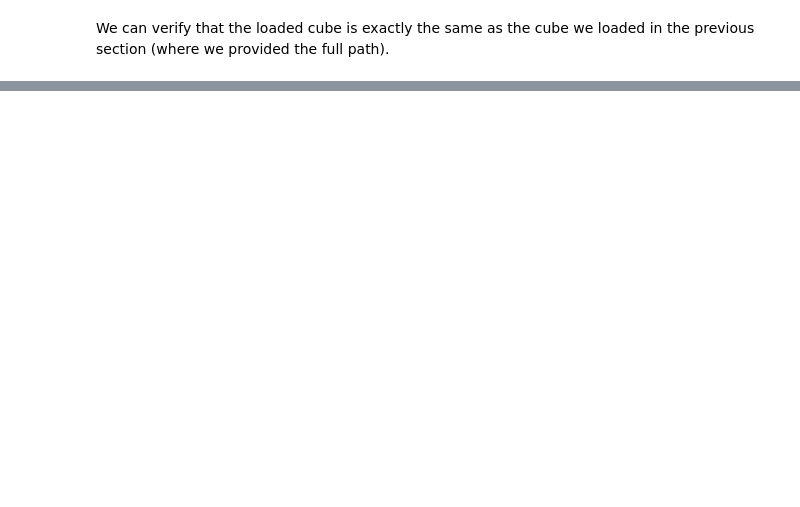
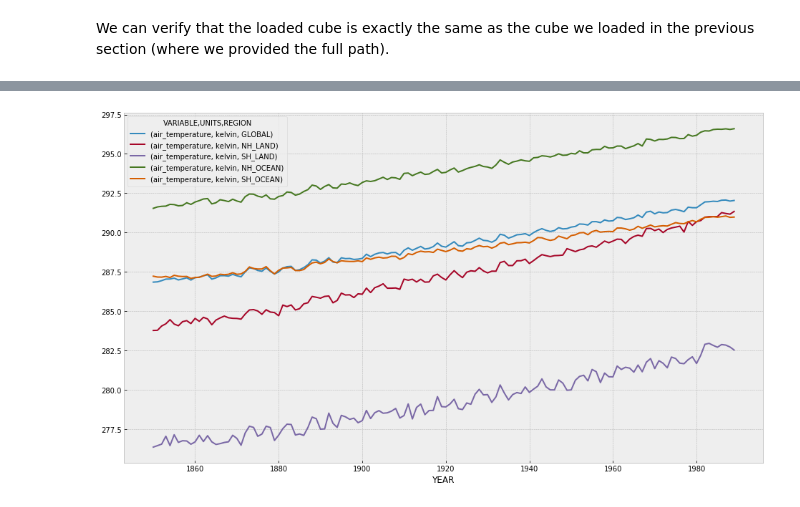
Before and after one commit to znicholls/netcdf-scm, a Jupyter notebook: notebooks/demo.ipynb, the cells around one changed output, grey strips where cells are left out. Cells and saved outputs as stored; diff of their text form; code cells hidden in the pictures; blank space fills up the shorter version.

```diff
--- a/notebooks/demo.ipynb
+++ b/notebooks/demo.ipynb
@@ -82,0 +133,4 @@ AttributeError: 'MarbleCMIP5Cube' object has no attribute 'cube'
+# %%
+tas_scm_timeseries.df["YEAR"] = [dt.year for dt in tas_scm_timeseries.index.values]
+tas_scm_timeseries_annual_mean = tas_scm_timeseries.groupby("YEAR").mean()
+tas_scm_timeseries_annual_mean.head()
@@ -82,0 +147,4 @@ AttributeError: 'MarbleCMIP5Cube' object has no attribute 'cube'
+# %%
+tas_scm_timeseries_annual_mean.plot(figsize=(16, 9));
+# %% [output]
+[figure, added]
```
Also changed, not shown: parts of 12 cells of this notebook, 2 other files.
